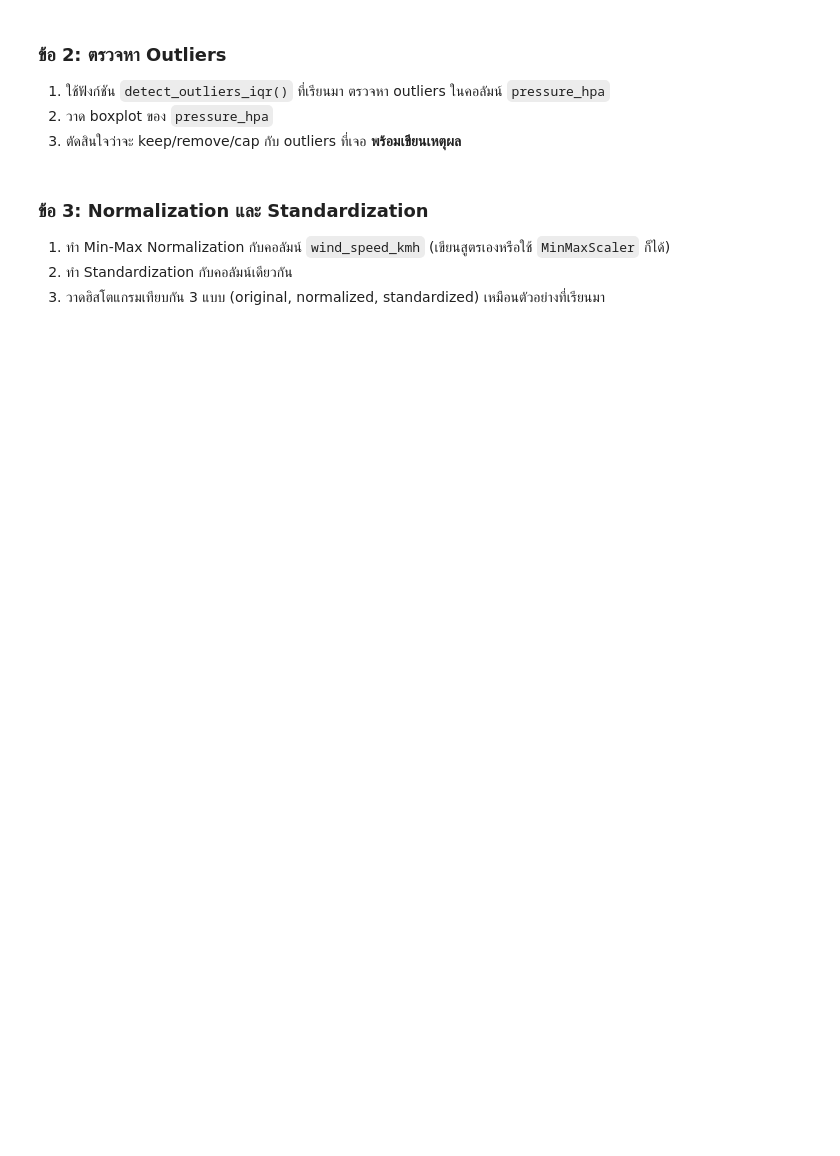
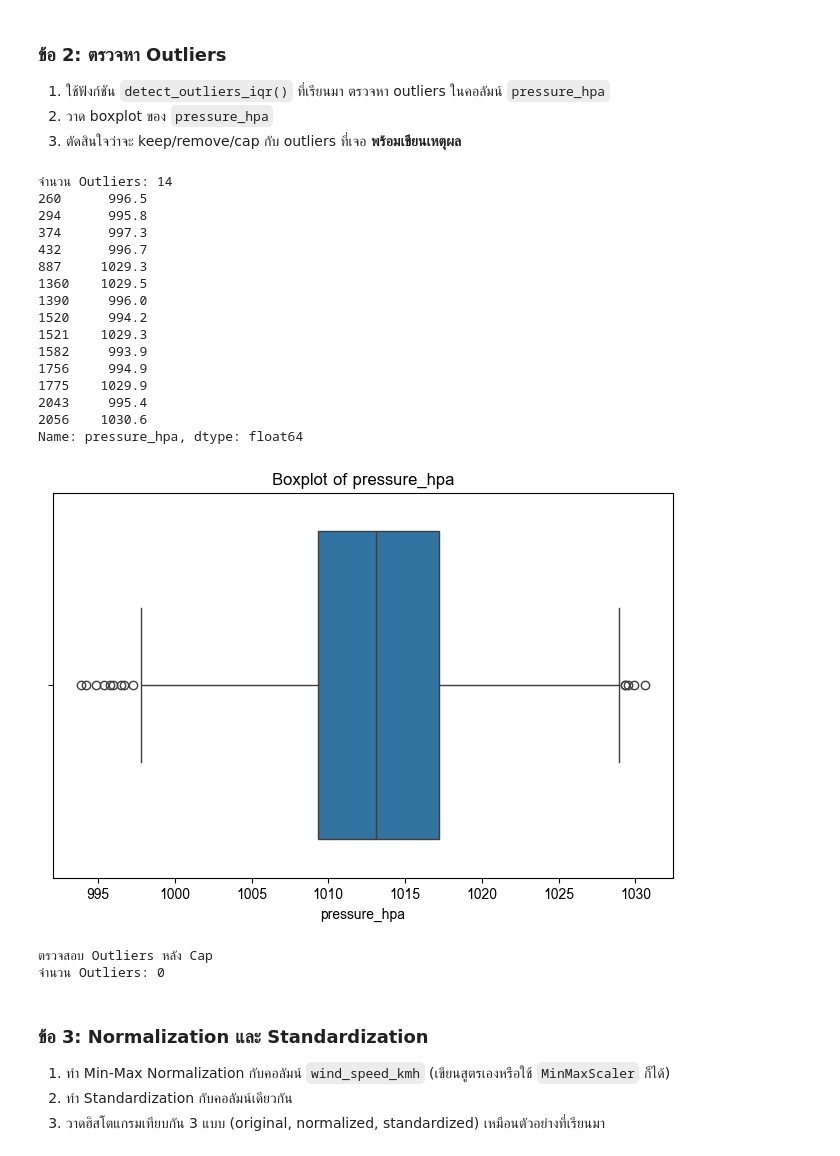
Before and after one commit to thanakppm/Thanakorn_Phongphet_683020572-7, a Jupyter notebook: SC612104_Data_Cleaning.ipynb, the cells around one changed output. Saved outputs shown, nothing was run; the diff lists cells and outputs as text; code cells hidden in the pictures; blank space fills up the shorter version.

```diff
--- a/SC612104_Data_Cleaning.ipynb
+++ b/SC612104_Data_Cleaning.ipynb
@@ -1117,3 +1169,60 @@ print(df_clean[["city", "date"] + new_features].head())
+# %%
+# เขียนคำตอบข้อ 2 ที่นี่
+import pandas as pd
+import matplotlib.pyplot as plt
+import seaborn as sns
+df_ex = pd.read_csv("world_weather_sample.csv")
+
+def detect_outliers_iqr(data):
+    Q1 = data.quantile(0.25)
+    Q3 = data.quantile(0.75)
+    IQR = Q3 - Q1
+    lower = Q1 - 1.5 * IQR
+    upper = Q3 + 1.5 * IQR
+
+    outliers = data[(data < lower) | (data > upper)]
+    return outliers, lower, upper
+
+# 1. ตรวจหา Outliers ในคอลัมน์ pressure_hpa
+outliers, lower, upper = detect_outliers_iqr(df_ex["pressure_hpa"])
+
+print("จำนวน Outliers:", len(outliers))
+print(outliers)
+
+# 2. วาด Boxplot
+plt.figure(figsize=(8,5))
+sns.boxplot(x=df_ex["pressure_hpa"])
+plt.title("Boxplot of pressure_hpa")
+plt.show()
+
+# 3. ตัดสินใจจัดการ Outliers (Cap)
+# เลือก Cap เพราะค่าความกดอากาศที่สูงหรือต่ำมากอาจเกิดขึ้นได้จริง
+# การ Cap จะช่วยลดผลกระทบของค่าผิดปกติโดยไม่สูญเสียข้อมูล
+df_ex["pressure_hpa"] = df_ex["pressure_hpa"].clip(lower=lower, upper=upper)
+
+print("\nตรวจสอบ Outliers หลัง Cap")
+new_outliers, _, _ = detect_outliers_iqr(df_ex["pressure_hpa"])
+print("จำนวน Outliers:", len(new_outliers))
+# %% [output]
+จำนวน Outliers: 14
+260      996.5
+294      995.8
+374      997.3
+432      996.7
+887     1029.3
+1360    1029.5
+1390     996.0
+1520     994.2
+1521    1029.3
+1582     993.9
+1756     994.9
+1775    1029.9
+2043     995.4
+2056    1030.6
+Name: pressure_hpa, dtype: float64
+[figure, added]
+ตรวจสอบ Outliers หลัง Cap
+จำนวน Outliers: 0
 # %% [markdown]
 ### ข้อ 3: Normalization และ Standardization
 1. ทำ Min-Max Normalization กับคอลัมน์ `wind_speed_kmh` (เขียนสูตรเองหรือใช้ `MinMaxScaler` ก็ได้)
```
Also changed, not shown: parts of 11 cells of this notebook.
